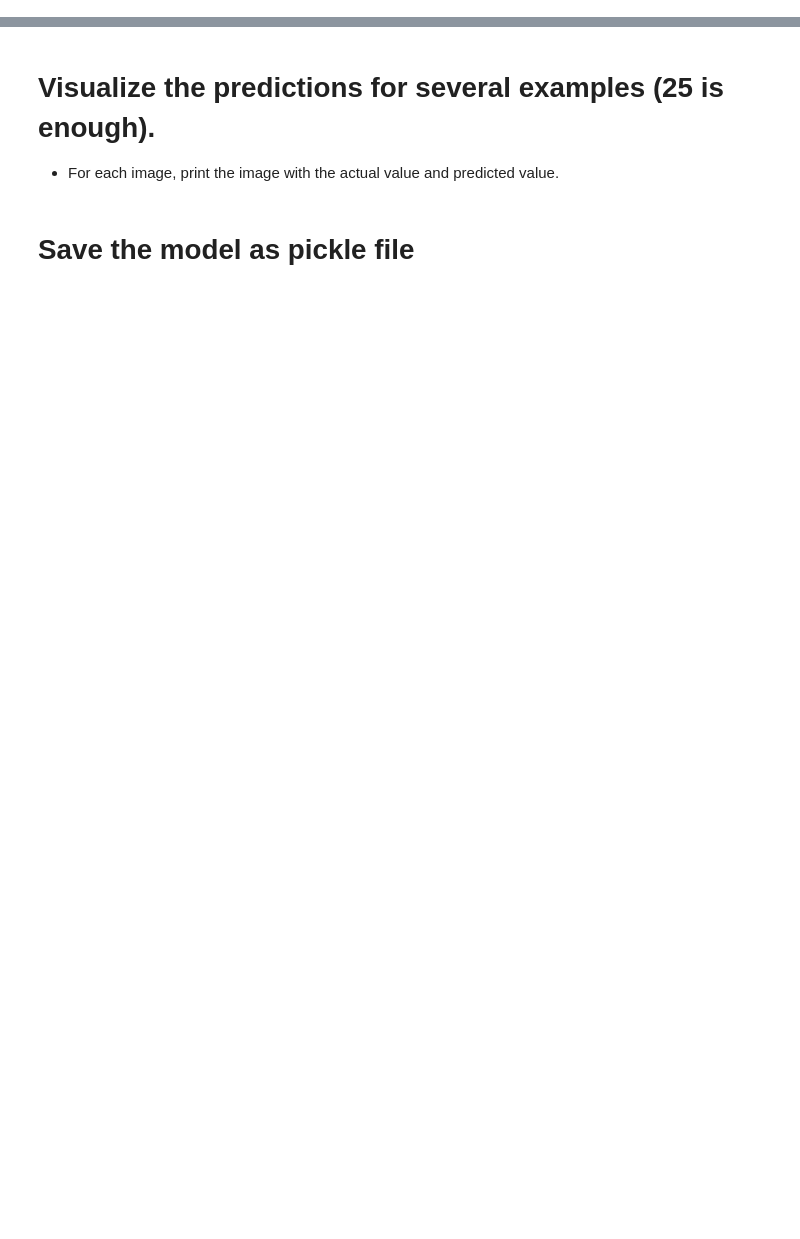
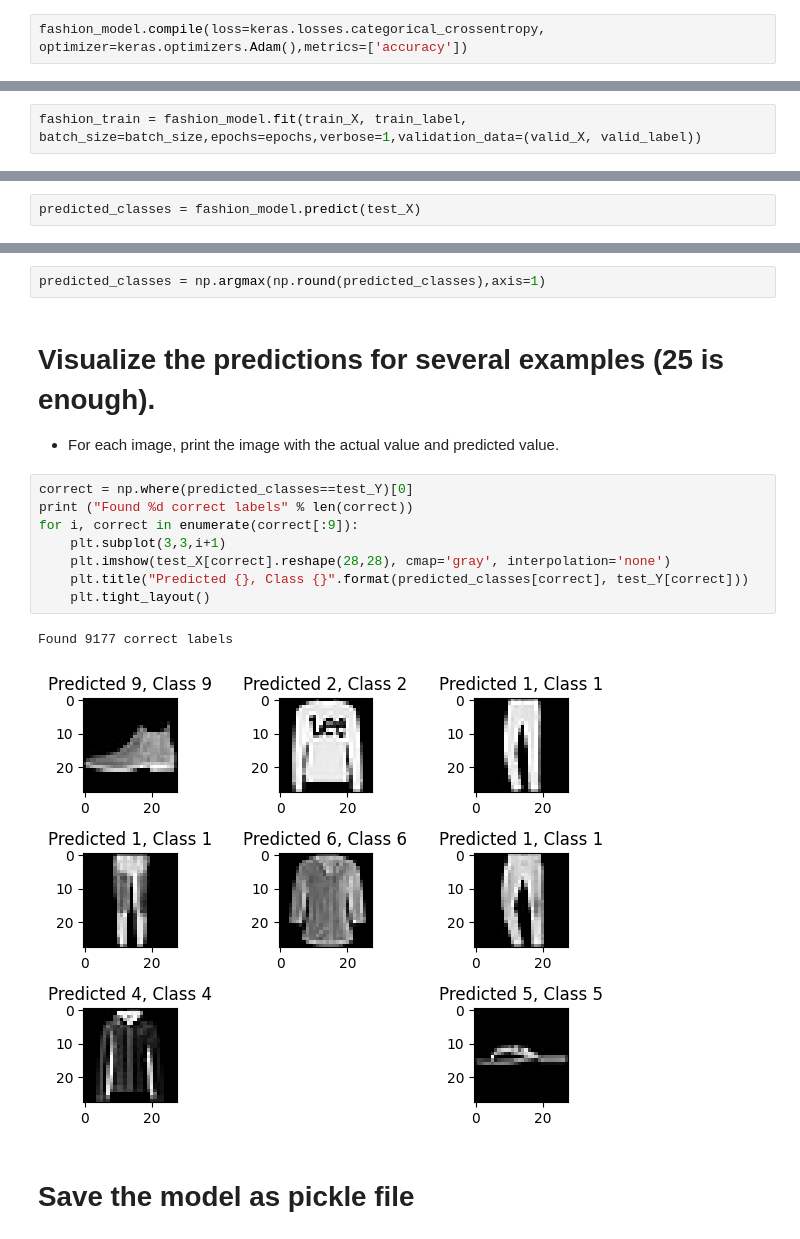
Before and after one commit to Tuwaiq-Data-Science-Bootcamp-V5/CNN_FashionMNIST, a Jupyter notebook: NeuralNetworks-Fashion.ipynb, the cells around one changed output, grey strips where cells are left out. Drawn from its saved outputs; the diff is of its cells as text; blank space fills up the shorter version.

```diff
--- a/NeuralNetworks-Fashion.ipynb
+++ b/NeuralNetworks-Fashion.ipynb
@@ -82,5 +220,7 @@
 - Find the best optimizer.
 - What is the best loss function in this problem? (multi class).
 - Do not forget the metric!! What is the best metric??
+# %%
+fashion_model.compile(loss=keras.losses.categorical_crossentropy, optimizer=keras.optimizers.Adam(),metrics=['accuracy'])
 # %% [markdown]
 # Give me a summary of the NN
@@ -97,3 +267,5 @@
 - The epochs parameter should receive the number of epochs in the model, you can make it 1 it is ok.
     Note : You can increase the epochs, this will decrease the loss, but the loss will stop decreasing in sometimes.
 - Make the verbose parameter 1.
+# %%
+fashion_train = fashion_model.fit(train_X, train_label, batch_size=batch_size,epochs=epochs,verbose=1,validation_data=(valid_X, valid_label))
@@ -108,3 +305,5 @@
 # Make predictions on the test data
 
 - Just print the first ten predictions and compare them with the actual values.
+# %%
+predicted_classes = fashion_model.predict(test_X)
@@ -111,6 +312,19 @@
+# %%
+predicted_classes = np.argmax(np.round(predicted_classes),axis=1)
 # %% [markdown]
 # Visualize the predictions for several examples (25 is enough).
 
 - For each image, print the image with the actual value and predicted value.
+# %%
+correct = np.where(predicted_classes==test_Y)[0]
+print ("Found %d correct labels" % len(correct))
+for i, correct in enumerate(correct[:9]):
+    plt.subplot(3,3,i+1)
+    plt.imshow(test_X[correct].reshape(28,28), cmap='gray', interpolation='none')
+    plt.title("Predicted {}, Class {}".format(predicted_classes[correct], test_Y[correct]))
+    plt.tight_layout()
+# %% [output]
+Found 9177 correct labels
+[figure, added]
 # %% [markdown]
 # Save the model as pickle file
```
Also changed, not shown: parts of 26 cells of this notebook, 2 other files.
